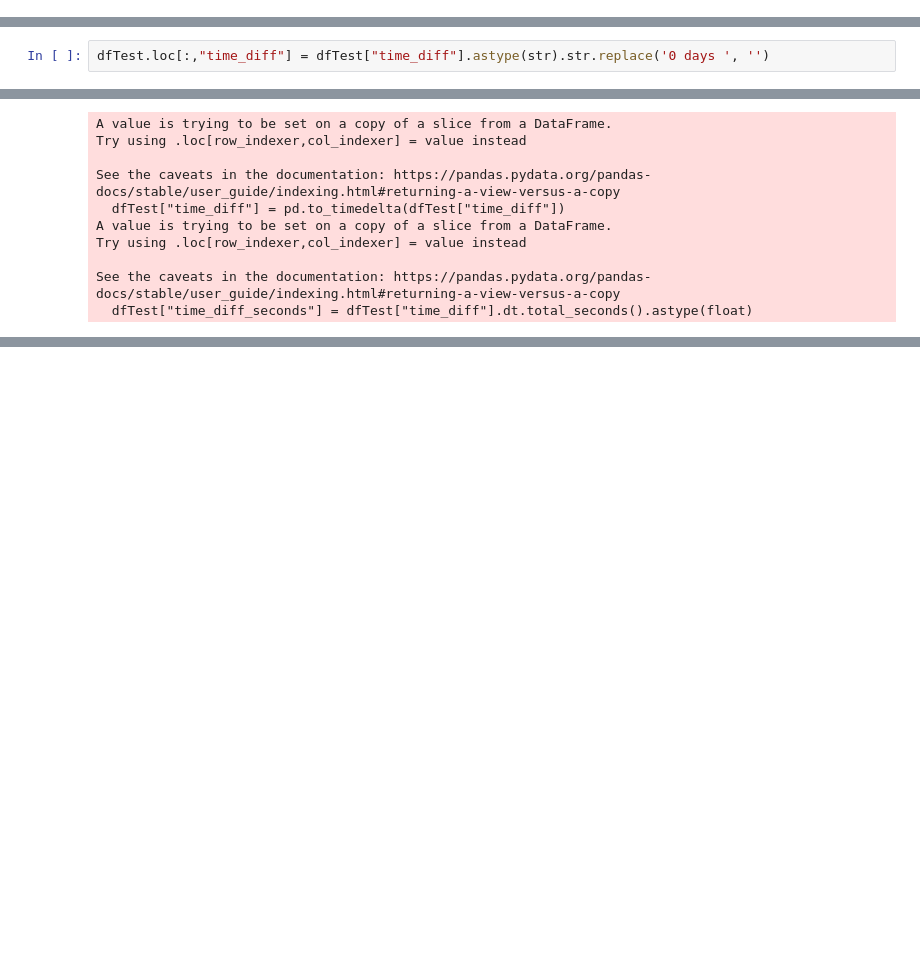
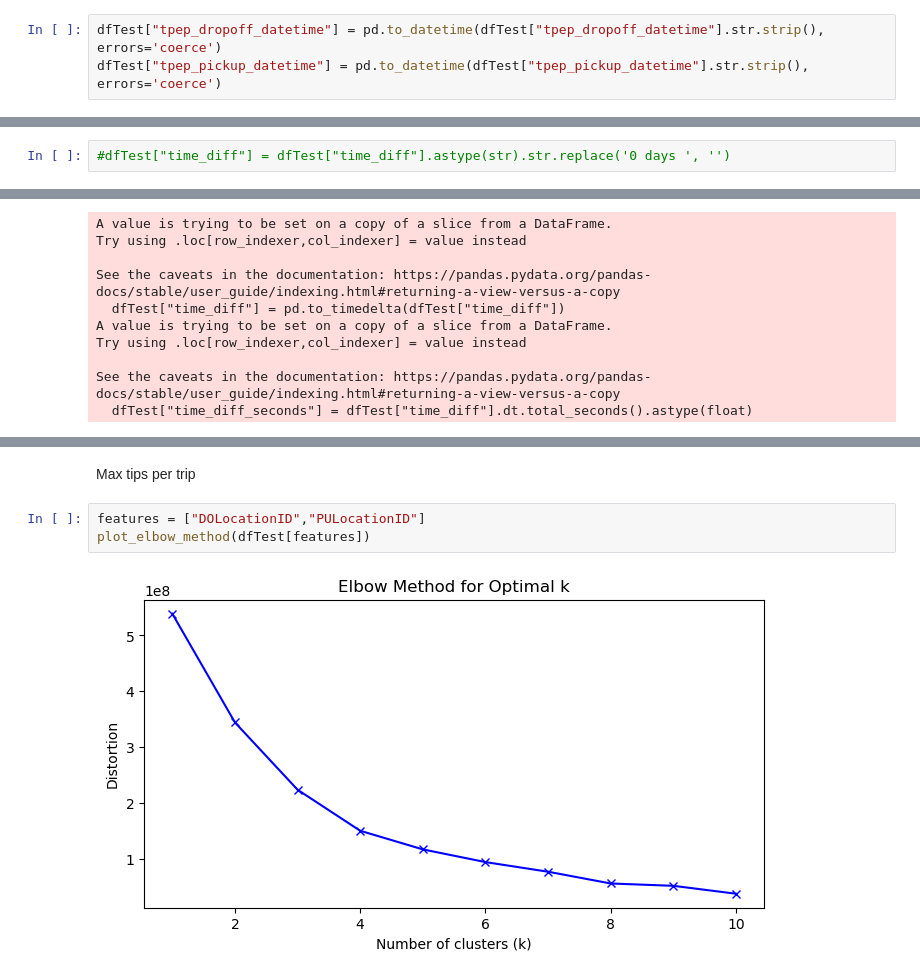
Before and after one commit to MaelGalliou/Project-Data-Integration, a Jupyter notebook: ml2.ipynb, the cells around one changed output, grey strips where cells are left out. Saved outputs shown, nothing was run; the diff lists cells and outputs as text; blank space fills up the shorter version.

```diff
--- a/ml2.ipynb
+++ b/ml2.ipynb
@@ -107,0 +117,3 @@ print(type(dfTest["tpep_dropoff_datetime"][0]))
+# %%
+dfTest["tpep_dropoff_datetime"] = pd.to_datetime(dfTest["tpep_dropoff_datetime"].str.strip(), errors='coerce')
+dfTest["tpep_pickup_datetime"] = pd.to_datetime(dfTest["tpep_pickup_datetime"].str.strip(), errors='coerce')
@@ -114,7 +137,7 @@ Try using .loc[row_indexer,col_indexer] = value instead
 See the caveats in the documentation: https://pandas.pydata.org/pandas-docs/stable/user_guide/indexing.html#returning-a-view-versus-a-copy
   dfTest["time_diff"] = dfTest["tpep_dropoff_datetime"] - dfTest["tpep_pickup_datetime"]
 # %%
-dfTest.loc[:,"time_diff"] = dfTest["time_diff"].astype(str).str.replace('0 days ', '')
+#dfTest["time_diff"] = dfTest["time_diff"].astype(str).str.replace('0 days ', '')
 # %%
 dfTest["time_diff"] = pd.to_timedelta(dfTest["time_diff"])
 
@@ -240,0 +281,7 @@ Index(['VendorID', 'tpep_pickup_datetime', 'tpep_dropoff_datetime',
+# %% [markdown]
+Max tips per trip
+# %%
+features = ["DOLocationID","PULocationID"]
+plot_elbow_method(dfTest[features])
+# %% [output]
+[figure, added]
```
Also changed, not shown: parts of 52 cells of this notebook.
